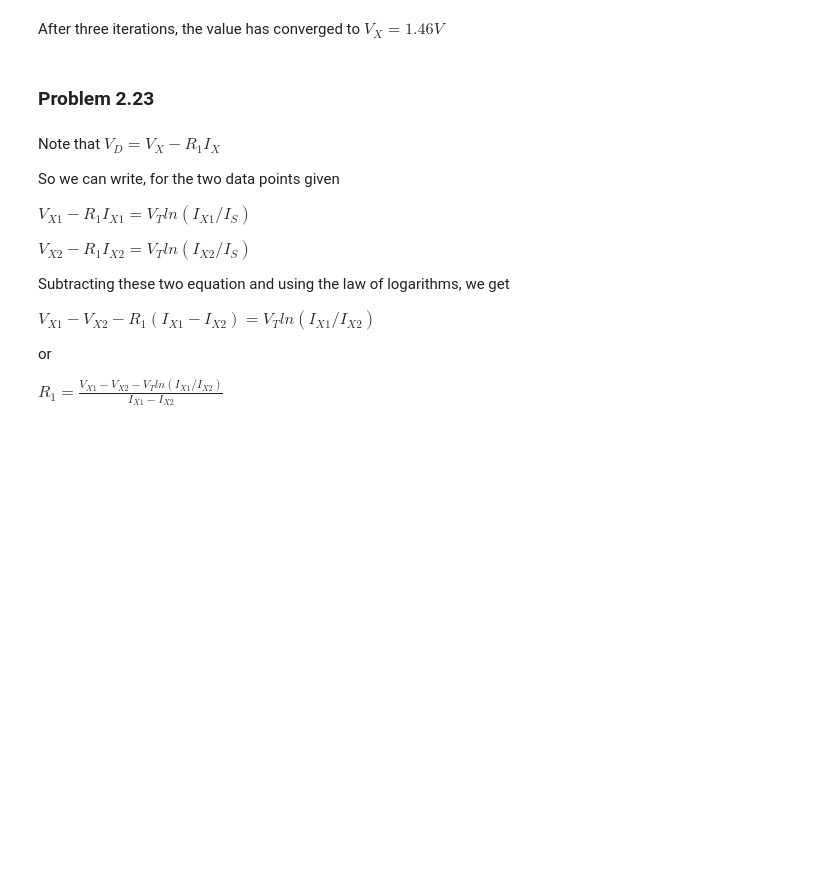
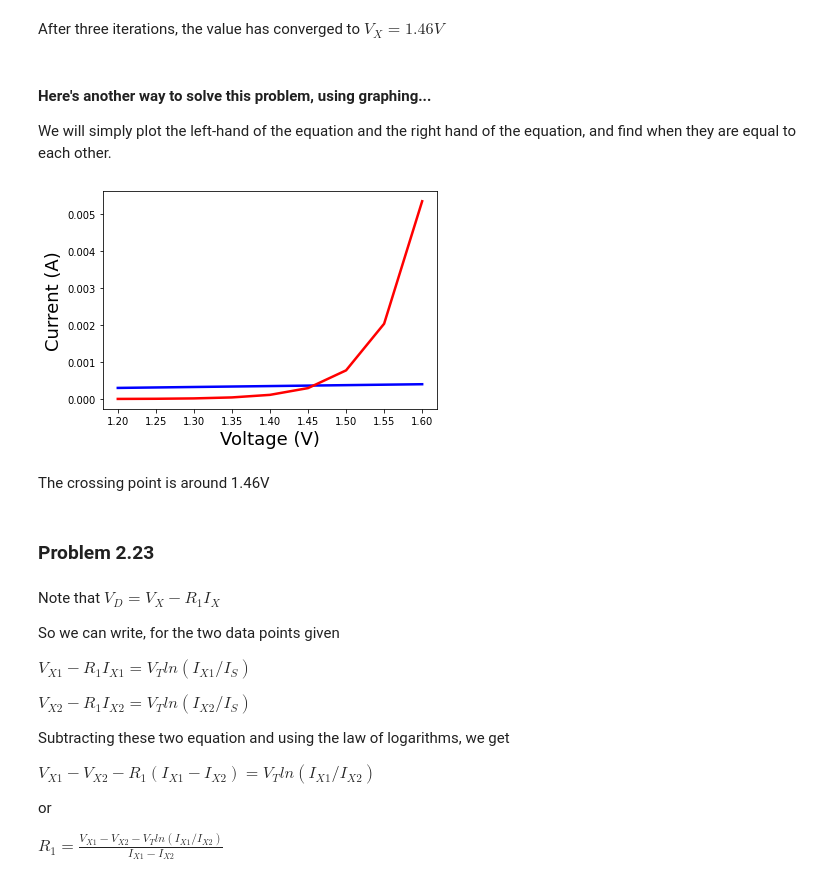
Before and after one commit to dvanblerkom/ece2200, a Jupyter notebook: Chapter2.ipynb, the cells around one changed output. Saved outputs shown, nothing was run; the diff lists cells and outputs as text; code cells hidden in the pictures; blank space fills up the shorter version.

```diff
--- a/Chapter2.ipynb
+++ b/Chapter2.ipynb
@@ -575,5 +585,33 @@ Vx2(Ix1(Vx2(Ix1(Vx2(Ix1(2))))))
 # %% [markdown]
 After three iterations, the value has converged to $V_X = 1.46V$
+# %% [markdown]
+#### Here's another way to solve this problem, using graphing...
+
+We will simply plot the left-hand of the equation and the right hand of the equation, and find when they are equal to each other.
+# %%
+def Id1(Vx): return 2E-16*(math.exp(Vx/(2*V_T(300)))-1)
+# %%
+Vxs = np.arange(1.2,1.6,0.05)
+ixplot = np.zeros_like(Vxs)
+idplot = np.zeros_like(Vxs)
+for i,vx in enumerate(Vxs):
+    ixplot[i] = Ix1(vx)
+    idplot[i] = Id1(vx)
+# %%
+plt.figure()
+plt.plot(Vxs, ixplot, color='b', linewidth=2.5)
+plt.plot(Vxs, idplot, color='r', linewidth=2.5)
+plt.xlabel('Voltage (V)', fontsize=18)
+plt.ylabel('Current (A)', fontsize=18)
+
+for tick in ax.xaxis.get_major_ticks():
+    tick.label1.set_fontsize(14)
+for tick in ax.yaxis.get_major_ticks():
+    tick.label1.set_fontsize(14)
+# %% [output]
+[figure, added]
+# %% [markdown]
+The crossing point is around 1.46V
 # %% [markdown]
 ### Problem 2.23
 # %% [markdown]
```
Also changed, not shown: parts of 8 cells of this notebook.
